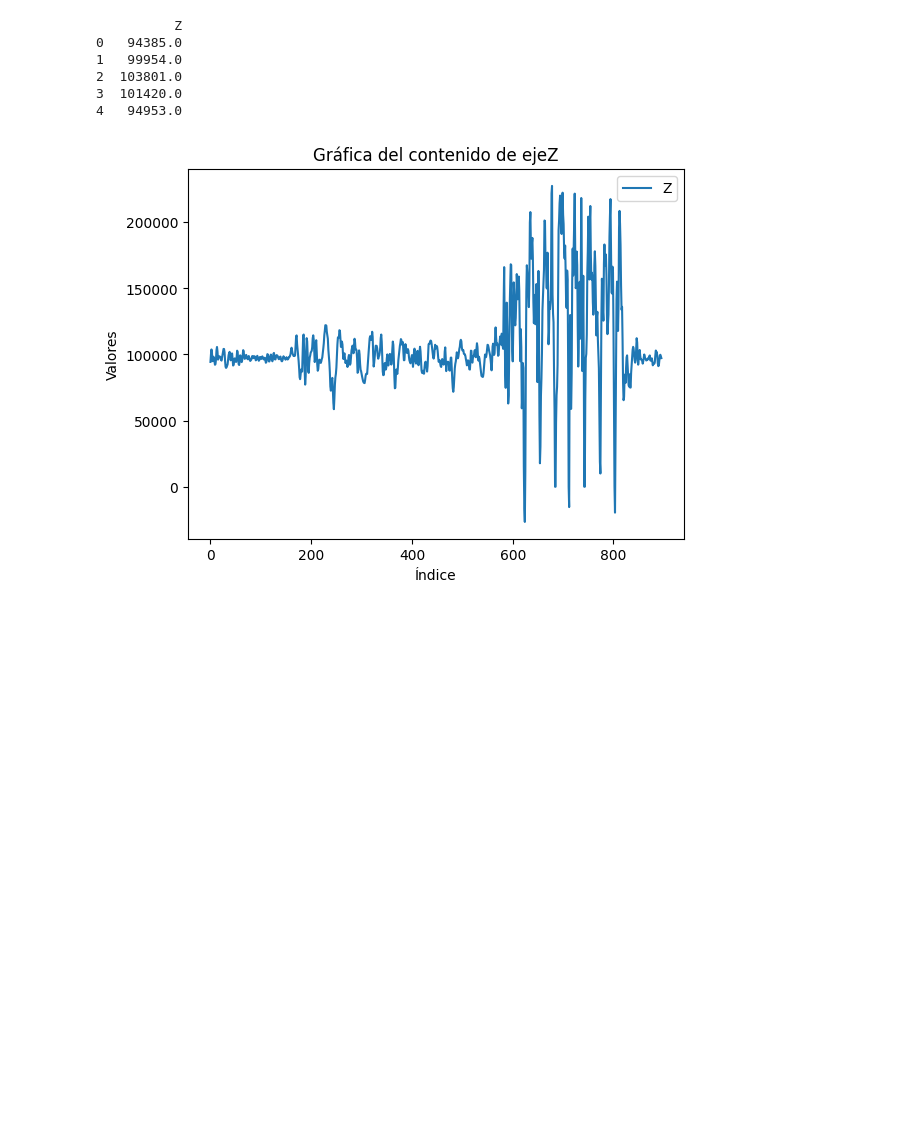
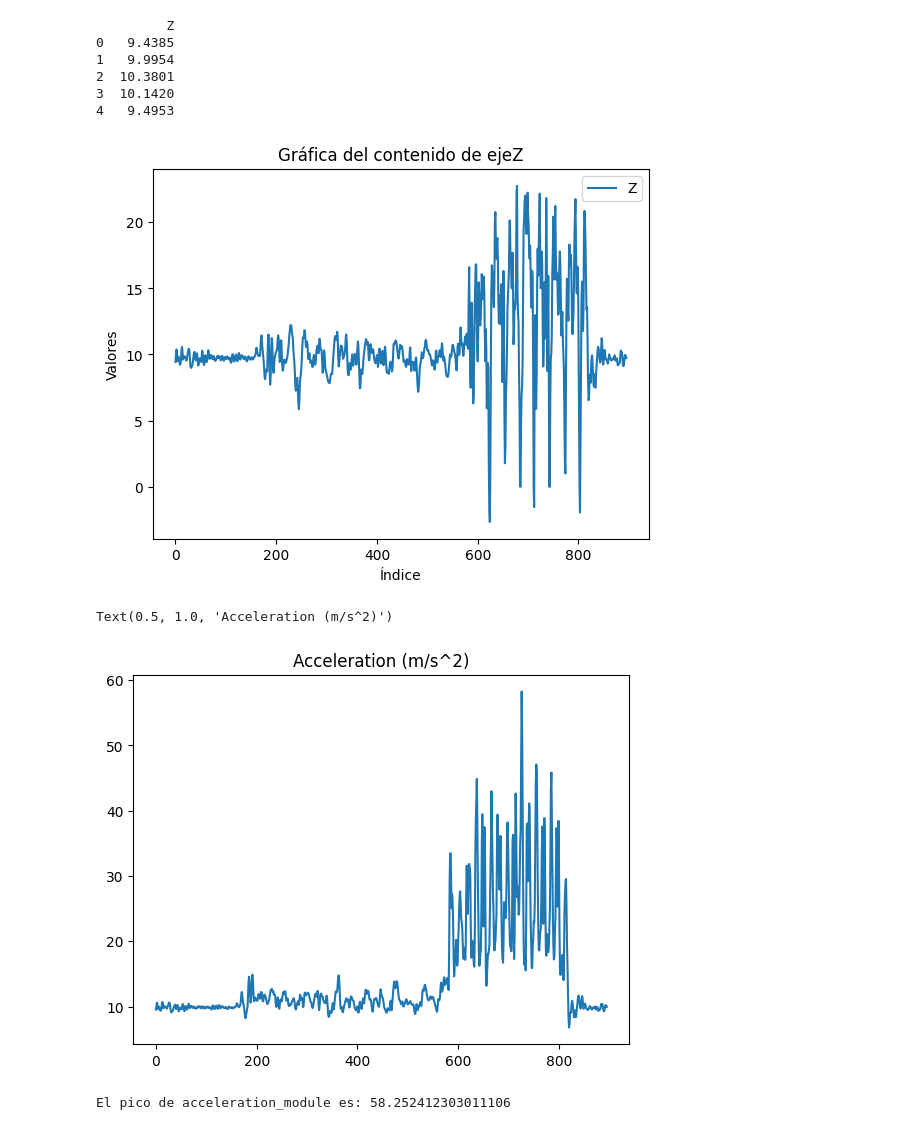
Before and after one commit to gcrisafio/PDS, a Jupyter notebook: Acelerometro/Acelerometro_v1.ipynb, the cells around one changed output. Drawn from its saved outputs; the diff is of its cells as text; code cells hidden in the pictures; blank space fills up the shorter version.

```diff
--- a/Acelerometro/Acelerometro_v1.ipynb
+++ b/Acelerometro/Acelerometro_v1.ipynb
@@ -57,6 +60,7 @@ plt.show()
 # %%
 # Cargar el archivo Excel
 Z = pd.read_excel('ejeZ.xlsx')
+Z = Z/10000
 
 # Mostrar las primeras filas del DataFrame para verificar los datos
 print(Z.head())
@@ -73,10 +77,25 @@ plt.title('Gráfica del contenido de ejeZ')
 plt.legend()
 plt.show()
 # %% [output]
-          Z
-0   94385.0
-1   99954.0
-2  103801.0
-3  101420.0
-4   94953.0
+         Z
+0   9.4385
+1   9.9954
+2  10.3801
+3  10.1420
+4   9.4953
-[figure, old version]
+[figure, new version]
+# %%
+# Calculate the module of acceleration
+acceleration_module = np.sqrt(X['X']**2 + Y['Y']**2 + Z['Z']**2)
+
+plt.plot(acceleration_module)
+plt.title('Acceleration (m/s^2)')
+# %% [output]
+Text(0.5, 1.0, 'Acceleration (m/s^2)')
+[figure, added]
+# %%
+# Calcular el pico de acceleration_module
+peak_acceleration = acceleration_module.max()
+print("El pico de acceleration_module es:", peak_acceleration)
+# %% [output]
+El pico de acceleration_module es: 58.252412303011106
```
Also changed, not shown: parts of 6 cells of this notebook.
